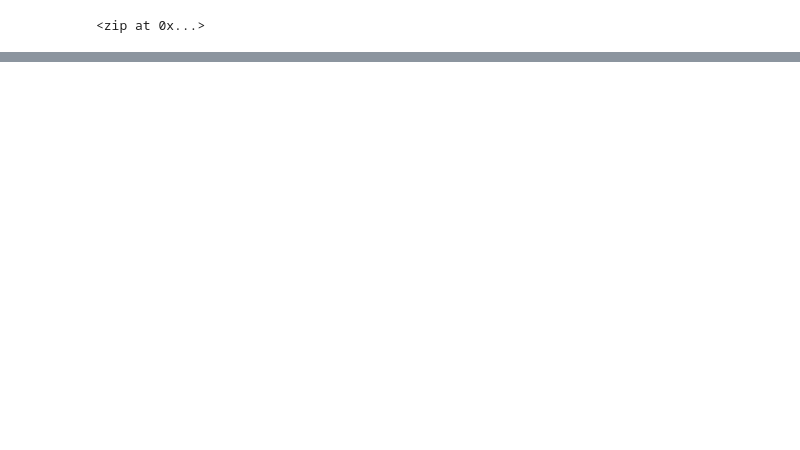
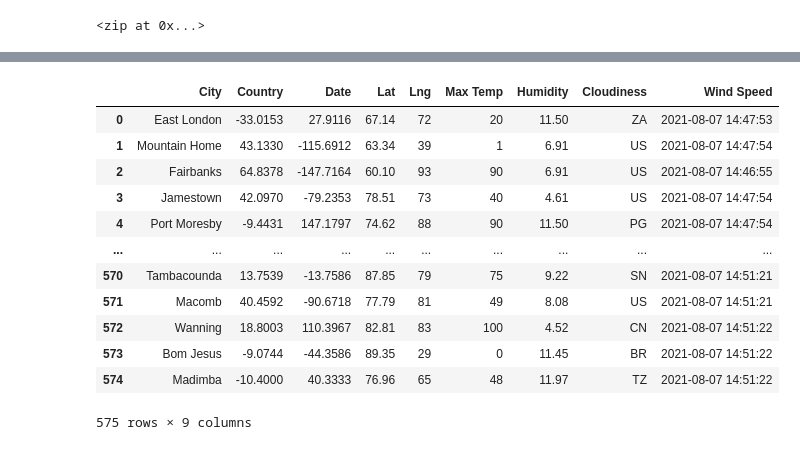
Before and after one commit to dmyrick/World_Weather_Analysis, a Jupyter notebook: WeatherPy.ipynb, the cells around one changed output, grey strips where cells are left out. Drawn from its saved outputs; the diff is of its cells as text; code cells hidden in the pictures; blank space fills up the shorter version.

```diff
--- a/WeatherPy.ipynb
+++ b/WeatherPy.ipynb
@@ -33,0 +38,3 @@ len(cities)
+# %%
+# Build the basic URL for the OpenWeatherMay with your weather_api_key added to the URL.
+url = "http://api.openweathermap.org/data/2.5/weather?units=Imperial&APPID=" + weather_api_key
@@ -33,0 +137,4 @@ len(cities)
+# %%
+# Convert the array of dictionaries to a Pandas DataFrame-6.2.7
+city_data_df = pd.DataFrame(city_data)
+city_data_df.head(10)
@@ -33,0 +153,19 @@ len(cities)
+# %%
+# Reorder the columns for city_data_df.
+
+city_data_df.columns = ["City", "Country", "Date", "Lat", "Lng", "Max Temp", "Humidity", "Cloudiness", "Wind Speed"]
+city_data_df
+# %% [output]
+|  | City | Country | Date | Lat | Lng | Max Temp | Humidity | Cloudiness | Wind Speed |
+| 0 | East London | -33.0153 | 27.9116 | 67.14 | 72 | 20 | 11.50 | ZA | 2021-08-07 14:47:53 |
+| 1 | Mountain Home | 43.1330 | -115.6912 | 63.34 | 39 | 1 | 6.91 | US | 2021-08-07 14:47:54 |
+| 2 | Fairbanks | 64.8378 | -147.7164 | 60.10 | 93 | 90 | 6.91 | US | 2021-08-07 14:46:55 |
+| 3 | Jamestown | 42.0970 | -79.2353 | 78.51 | 73 | 40 | 4.61 | US | 2021-08-07 14:47:54 |
+| 4 | Port Moresby | -9.4431 | 147.1797 | 74.62 | 88 | 90 | 11.50 | PG | 2021-08-07 14:47:54 |
+| ... | ... | ... | ... | ... | ... | ... | ... | ... | ... |
+| 570 | Tambacounda | 13.7539 | -13.7586 | 87.85 | 79 | 75 | 9.22 | SN | 2021-08-07 14:51:21 |
+| 571 | Macomb | 40.4592 | -90.6718 | 77.79 | 81 | 49 | 8.08 | US | 2021-08-07 14:51:21 |
+| 572 | Wanning | 18.8003 | 110.3967 | 82.81 | 83 | 100 | 4.52 | CN | 2021-08-07 14:51:22 |
+| 573 | Bom Jesus | -9.0744 | -44.3586 | 89.35 | 29 | 0 | 11.45 | BR | 2021-08-07 14:51:22 |
+| 574 | Madimba | -10.4000 | 40.3333 | 76.96 | 65 | 48 | 11.97 | TZ | 2021-08-07 14:51:22 |
+575 rows × 9 columns
```
Also changed, not shown: parts of 7 cells of this notebook, 1 other file.
